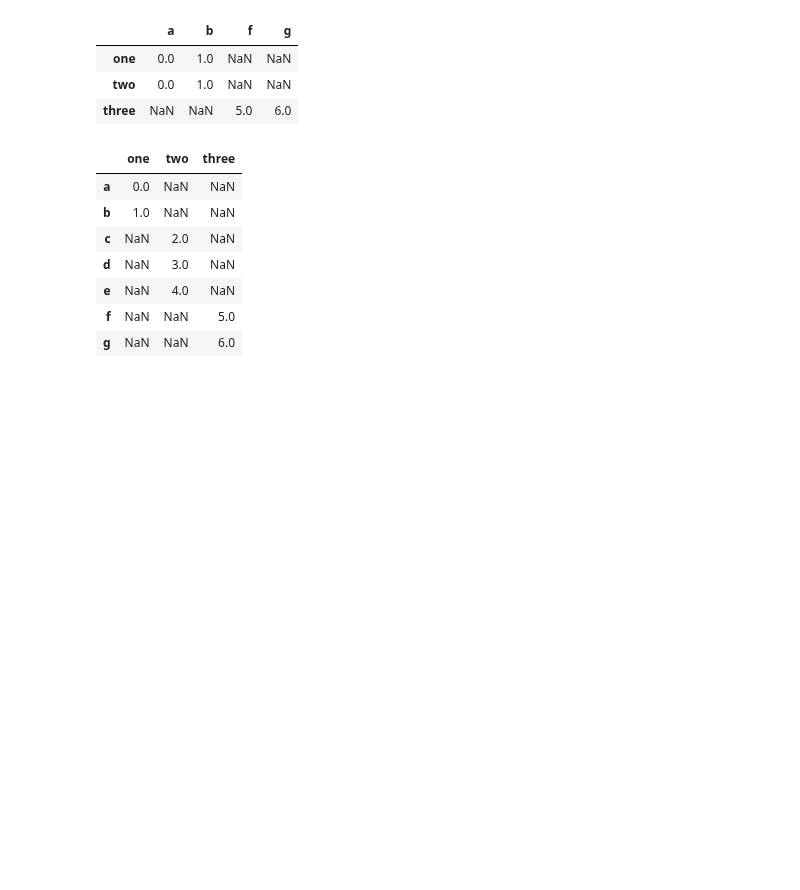
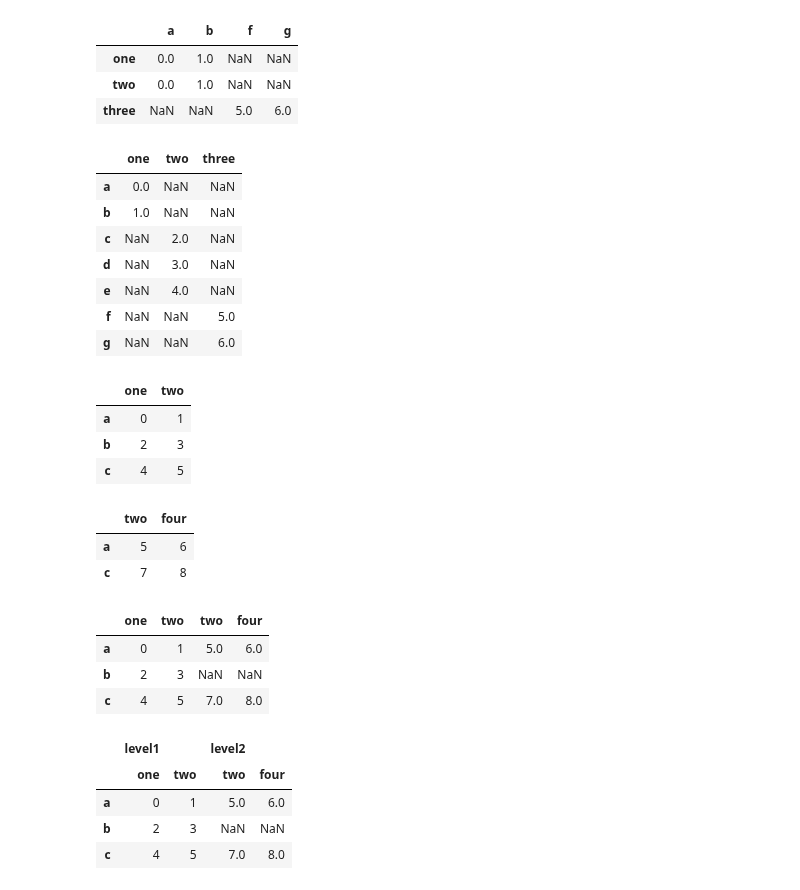
Before and after one commit to rumourcy/DA, a Jupyter notebook: pydata/chapter08.ipynb, the cells around one changed output. Cells and saved outputs as stored; diff of their text form; code cells hidden in the pictures; blank space fills up the shorter version.

```diff
--- a/pydata/chapter08.ipynb
+++ b/pydata/chapter08.ipynb
@@ -644,3 +644,37 @@ pd.concat([s1, s2, s3], axis=1, keys=['one', 'two', 'three'], sort=False)
 | e | NaN | 4.0 | NaN |
 | f | NaN | NaN | 5.0 |
 | g | NaN | NaN | 6.0 |
+# %%
+df1 = pd.DataFrame(np.arange(6).reshape(3, 2), index=['a', 'b', 'c'],
+                  columns=['one', 'two'])
+
+df2 = pd.DataFrame(5 + np.arange(4).reshape(2, 2), index=['a', 'c'],
+                  columns=['two', 'four'])
+# %%
+df1
+# %% [output]
+|  | one | two |
+| a | 0 | 1 |
+| b | 2 | 3 |
+| c | 4 | 5 |
+# %%
+df2
+# %% [output]
+|  | two | four |
+| a | 5 | 6 |
+| c | 7 | 8 |
+# %%
+pd.concat([df1, df2], axis=1, sort=False)
+# %% [output]
+|  | one | two | two | four |
+| a | 0 | 1 | 5.0 | 6.0 |
+| b | 2 | 3 | NaN | NaN |
+| c | 4 | 5 | 7.0 | 8.0 |
+# %%
+pd.concat([df1, df2], axis=1, sort=False, keys=['level1', 'level2'])
+# %% [output]
+|  | level1 |  | level2 |  |
+|  | one | two | two | four |
+| a | 0 | 1 | 5.0 | 6.0 |
+| b | 2 | 3 | NaN | NaN |
+| c | 4 | 5 | 7.0 | 8.0 |
```
Also changed, not shown: parts of 24 cells of this notebook, 1 other file.
